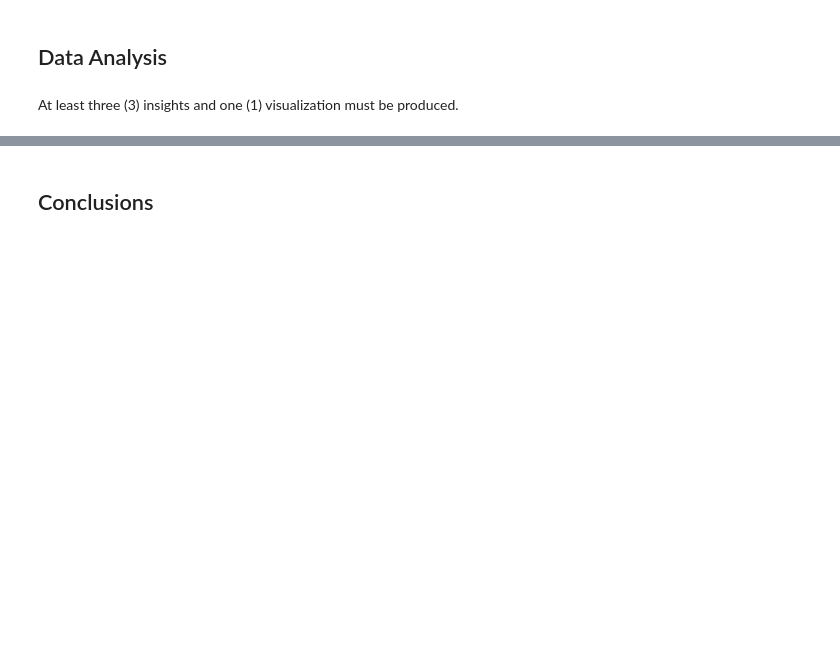
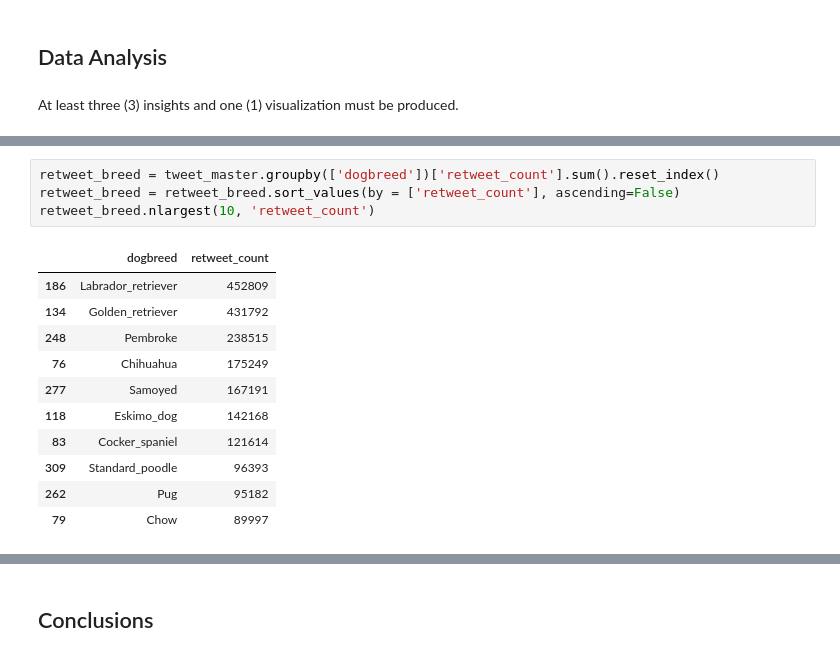
Before and after one commit to BarbaraSchenk/WeRateDogs_Twitter, a Jupyter notebook: WeRateDogs_Twitter.ipynb, the cells around one changed output, grey strips where cells are left out. Saved outputs shown, nothing was run; the diff lists cells and outputs as text; blank space fills up the shorter version.

```diff
--- a/WeRateDogs_Twitter.ipynb
+++ b/WeRateDogs_Twitter.ipynb
@@ -732,0 +936,16 @@ At least three (3) insights and one (1) visualization must be produced.
+# %%
+retweet_breed = tweet_master.groupby(['dogbreed'])['retweet_count'].sum().reset_index()
+retweet_breed = retweet_breed.sort_values(by = ['retweet_count'], ascending=False)
+retweet_breed.nlargest(10, 'retweet_count')
+# %% [output]
+|  | dogbreed | retweet_count |
+| 186 | Labrador_retriever | 452809 |
+| 134 | Golden_retriever | 431792 |
+| 248 | Pembroke | 238515 |
+| 76 | Chihuahua | 175249 |
+| 277 | Samoyed | 167191 |
+| 118 | Eskimo_dog | 142168 |
+| 83 | Cocker_spaniel | 121614 |
+| 309 | Standard_poodle | 96393 |
+| 262 | Pug | 95182 |
+| 79 | Chow | 89997 |
```
Also changed, not shown: parts of 63 cells of this notebook.
